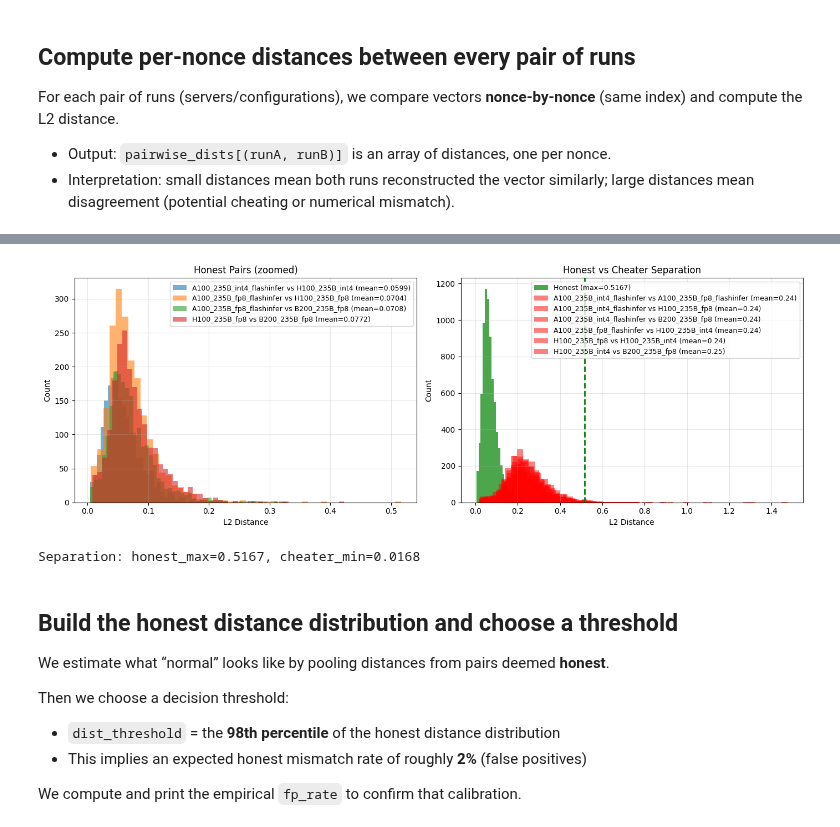
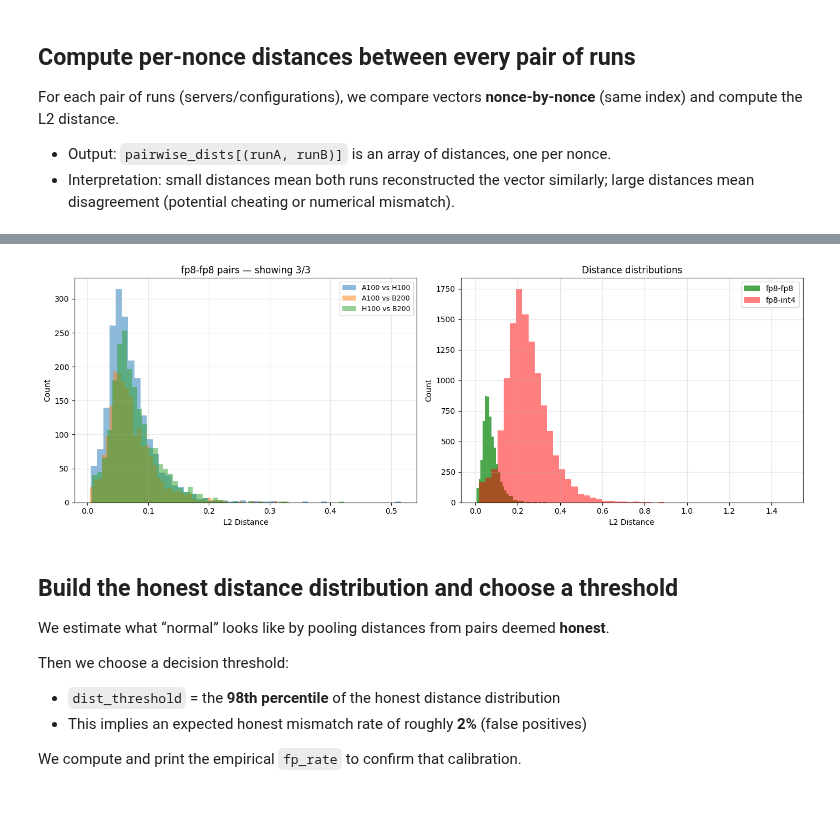
Before and after one commit to gonka-ai/vllm, a Jupyter notebook: scripts/notebooks/analyze_data_poc2.ipynb, the cells around one changed output, grey strips where cells are left out. Drawn from its saved outputs; the diff is of its cells as text; code cells hidden in the pictures.

Commit message:
update graphs

```diff
--- a/scripts/notebooks/analyze_data_poc2.ipynb
+++ b/scripts/notebooks/analyze_data_poc2.ipynb
@@ -128,14 +134,17 @@ For each pair of runs (servers/configurations), we compare vectors **nonce-by-no
 # Compute pairwise L2 distances for same nonces across servers
 pairwise_dists = {}
 
+pair_stats = []
 for s1, s2 in itertools.combinations(servers, 2):
     v1, v2 = data[s1]["vectors"], data[s2]["vectors"]
     dists = np.linalg.norm(v1 - v2, axis=1)
     pairwise_dists[(s1, s2)] = dists
+    pair_stats.append((s1, s2, float(np.mean(dists)), float(np.std(dists)), float(np.max(dists))))
 
-# Pretty print
-print("Pairwise L2 distances (same nonce, different servers):\n")
-for (s1, s2), dists in pairwise_dists.items():
-    n1, n2 = s1.replace("server_", ""), s2.replace("server_", "")
-    print(f"  {n1:>8} vs {n2:<8}  {np.mean(dists):.6f} ± {np.std(dists):.6f}  (max {np.max(dists):.4f})")
+# Compact summary: show only a few extremes
+pair_stats_sorted = sorted(pair_stats, key=lambda x: x[2], reverse=True)
+show_k = 8
+print(f"Computed distances for {len(pairwise_dists)} run-pairs ({len(servers)} runs). Showing top-{min(show_k, len(pair_stats_sorted))} by mean distance:")
+for s1, s2, mean, std, mx in pair_stats_sorted[:show_k]:
+    print(f"- {s1} vs {s2}: mean={mean:.4f}, std={std:.4f}, max={mx:.4f}")
 # %% [output]
@@ -213,46 +224,59 @@ Goal: give an intuitive picture of whether the cheater distances are well-separa
 # %%
-# Visualization - split honest vs cheater for readability
+# Visualization - split honest vs dishonest (marker-labeled) pairs
 fig, axes = plt.subplots(1, 2, figsize=(14, 5))
 
-# Use threshold from cell 5 (already computed)
-honest = {k: v for k, v in pairwise_dists.items() if np.mean(v) < threshold}
-cheater = {k: v for k, v in pairwise_dists.items() if np.mean(v) >= threshold}
+honest = {k: pairwise_dists[k] for k in low_dist_pairs}
+dishonest = {k: pairwise_dists[k] for k in high_dist_pairs}
 
-# Left: Honest pairs (zoomed)
+# Left: fp8-fp8 pairs (overlay a few for readability)
 ax1 = axes[0]
-for (s1, s2), dists in honest.items():
-    label = f"{s1.replace('server_','')} vs {s2.replace('server_','')} (mean={np.mean(dists):.4f})"
-    ax1.hist(dists, bins=50, alpha=0.6, label=label)
+
+
+def _gpu_type(run_label: str) -> str:
+    s = str(run_label).upper()
+    for tok in ("B200", "H100", "A100"):
+        if tok in s:
+            return tok
+    return "UNKNOWN"
+
+
+max_overlay = 6
+shown = list(honest.items())[:max_overlay]
+for (s1, s2), dists in shown:
+    g1, g2 = _gpu_type(s1), _gpu_type(s2)
+    ax1.hist(dists, bins=50, alpha=0.5, label=f"{g1} vs {g2}")
 ax1.set_xlabel("L2 Distance")
 ax1.set_ylabel("Count")
-ax1.set_title("Honest Pairs (zoomed)")
-ax1.legend(fontsize=9)
+ax1.set_title(f"fp8-fp8 pairs — showing {min(max_overlay, len(honest))}/{len(honest)}")
 ax1.grid(True, alpha=0.3)
+if shown:
+    ax1.legend(fontsize=9)
 
-# Right: All pairs showing separation
+# Right: Combined honest vs combined dishonest
 ax2 = axes[1]
-# Plot honest as one combined distribution
-all_honest = np.concatenate(list(honest.values()))
-ax2.hist(all_honest, bins=50, alpha=0.7, label=f"Honest (max={np.max(all_honest):.4f})", color="green")
-# Plot cheater pairs
-for (s1, s2), dists in cheater.items():
-    label = f"{s1.replace('server_','')} vs {s2.replace('server_','')} (mean={np.mean(dists):.2f})"
-    ax2.hist(dists, bins=50, alpha=0.5, label=label, color="red")
+all_honest = np.concatenate(list(honest.values())) if honest else np.array([], dtype=float)
+all_dishonest = np.concatenate(list(dishonest.values())) if dishonest else np.array([], dtype=float)
+
+if len(all_honest):
+    ax2.hist(all_honest, bins=50, alpha=0.7, color="green", label="fp8-fp8")
+if len(all_dishonest):
+    ax2.hist(all_dishonest, bins=50, alpha=0.5, color="red", label="fp8-int4")
+
 ax2.set_xlabel("L2 Distance")
 ax2.set_ylabel("Count")
-ax2.set_title("Honest vs Cheater Separation")
-ax2.legend(fontsize=9)
+ax2.set_title("Distance distributions")
+ax2.legend()
 ax2.grid(True, alpha=0.3)
-ax2.axvline(np.max(all_honest), color="green", linestyle="--", linewidth=2, label="honest max")
 
 plt.tight_layout()
 plt.show()
 
-# Print separation margin
-print(f"\nSeparation: honest_max={np.max(all_honest):.4f}, cheater_min={min(np.min(v) for v in cheater.values()):.4f}")
+if VERBOSE and len(all_honest) and len(all_dishonest):
+    print(
+        f"Separation: honest_max={np.max(all_honest):.4f}, dishonest_min={np.min(all_dishonest):.4f}"
+    )
 # %% [output]
-[figure, old version]
+[figure, new version]
-Separation: honest_max=0.5167, cheater_min=0.0168
 # %% [markdown]
 ## Build the honest distance distribution and choose a threshold
 
```
Also changed, not shown: parts of 18 cells of this notebook, 3 other files.
